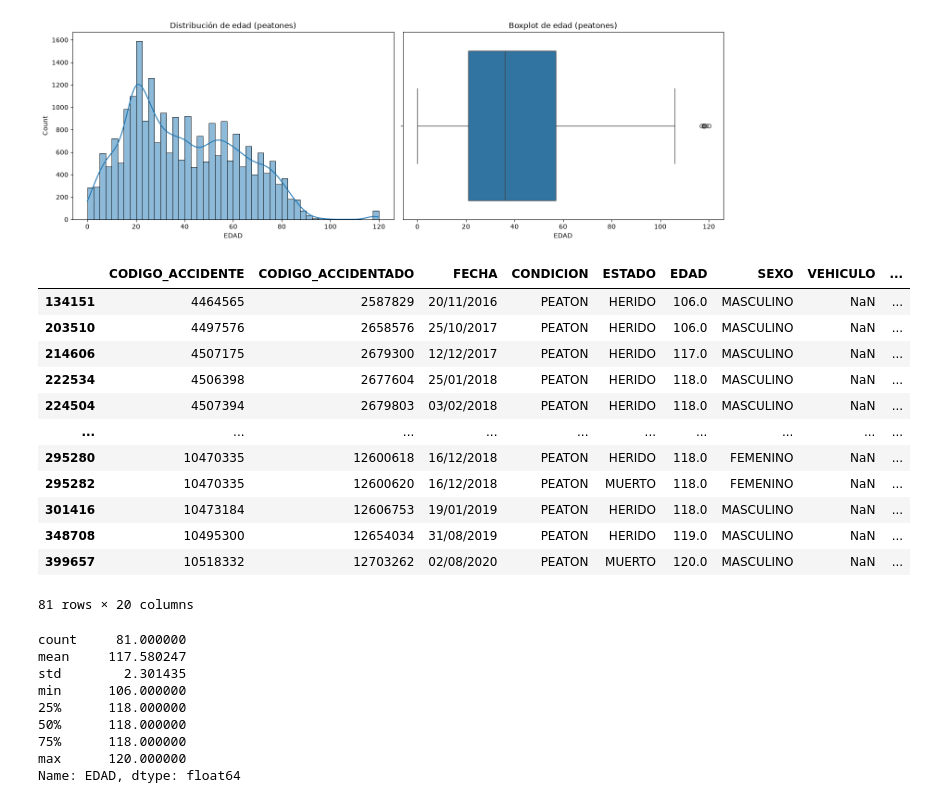
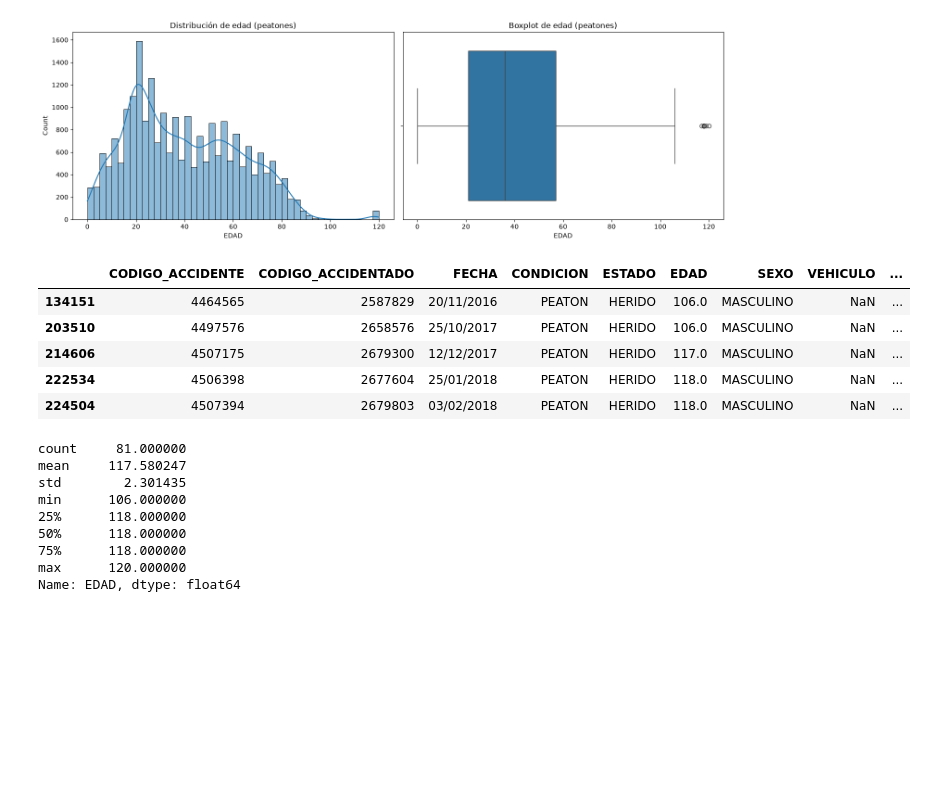
Before and after one commit to BryHerNi21/TT, a Jupyter notebook: EDA2_Siniestros_Viales_Bogota_peatones_indices_ajustados.ipynb, the cells around one changed output. Saved outputs shown, nothing was run; the diff lists cells and outputs as text; code cells hidden in the pictures; blank space fills up the shorter version.

```diff
--- a/EDA2_Siniestros_Viales_Bogota_peatones_indices_ajustados.ipynb
+++ b/EDA2_Siniestros_Viales_Bogota_peatones_indices_ajustados.ipynb
@@ -544,9 +534,10 @@ info_csv = (
             'LATITUD',
             'LONGITUD',
             'DISENO_LUGAR_DESC',
-            'FECHA_OCURRENCIA_ACC',
-            'ANO_OCURRENCIA_ACC',
-            'FECHA_HORA_ACC'
+            'LOCALIDAD',
+            'FECHA_HORA_ACC',
+            'X',
+            'Y'
         ]
     ]
     .drop_duplicates('CODIGO_ACCIDENTE')
@@ -639,19 +630,12 @@ plt.show()
 [figure]
 # %%
 edad_atipicos = df[df["EDAD"] > 100 ]
-edad_atipicos
+edad_atipicos.head(5)
 # %% [output]
 |  | CODIGO_ACCIDENTE | CODIGO_ACCIDENTADO | FECHA | CONDICION | ESTADO | EDAD | SEXO | VEHICULO | ... |
 | 134151 | 4464565 | 2587829 | 20/11/2016 | PEATON | HERIDO | 106.0 | MASCULINO | NaN | ... |
 | 203510 | 4497576 | 2658576 | 25/10/2017 | PEATON | HERIDO | 106.0 | MASCULINO | NaN | ... |
 | 214606 | 4507175 | 2679300 | 12/12/2017 | PEATON | HERIDO | 117.0 | MASCULINO | NaN | ... |
 | 222534 | 4506398 | 2677604 | 25/01/2018 | PEATON | HERIDO | 118.0 | MASCULINO | NaN | ... |
 | 224504 | 4507394 | 2679803 | 03/02/2018 | PEATON | HERIDO | 118.0 | MASCULINO | NaN | ... |
-| ... | ... | ... | ... | ... | ... | ... | ... | ... | ... |
-| 295280 | 10470335 | 12600618 | 16/12/2018 | PEATON | HERIDO | 118.0 | FEMENINO | NaN | ... |
-| 295282 | 10470335 | 12600620 | 16/12/2018 | PEATON | MUERTO | 118.0 | FEMENINO | NaN | ... |
-| 301416 | 10473184 | 12606753 | 19/01/2019 | PEATON | HERIDO | 118.0 | MASCULINO | NaN | ... |
-| 348708 | 10495300 | 12654034 | 31/08/2019 | PEATON | HERIDO | 119.0 | MASCULINO | NaN | ... |
-| 399657 | 10518332 | 12703262 | 02/08/2020 | PEATON | MUERTO | 120.0 | MASCULINO | NaN | ... |
-81 rows × 20 columns
 # %%
```
Also changed, not shown: parts of 37 cells of this notebook, 8 other files.
